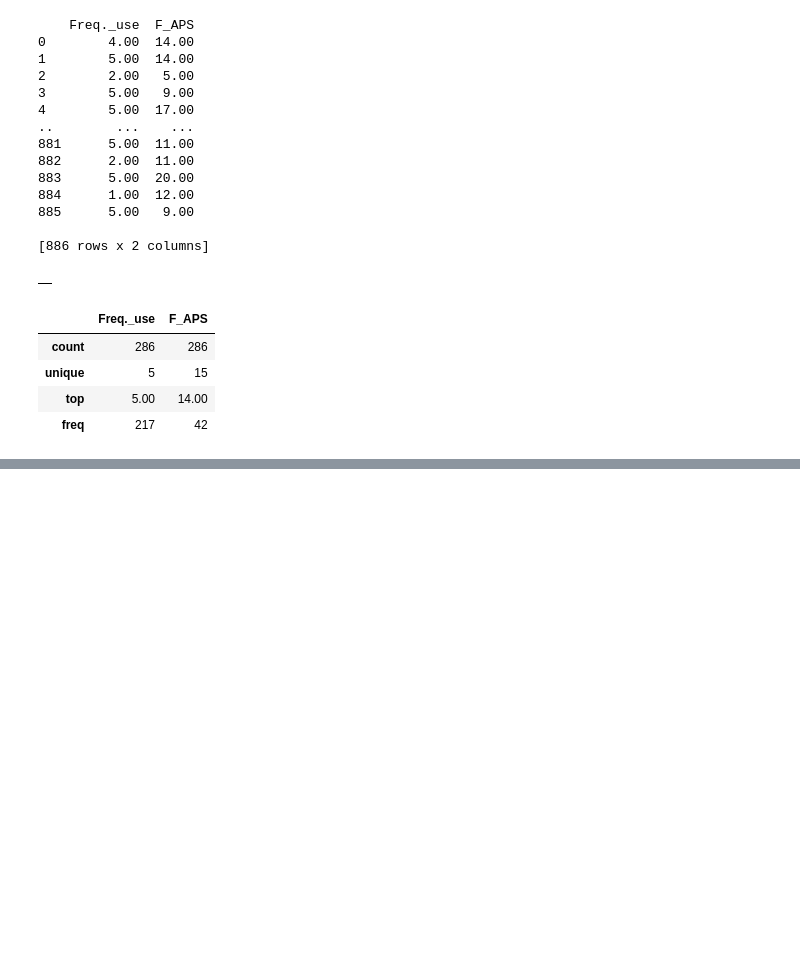
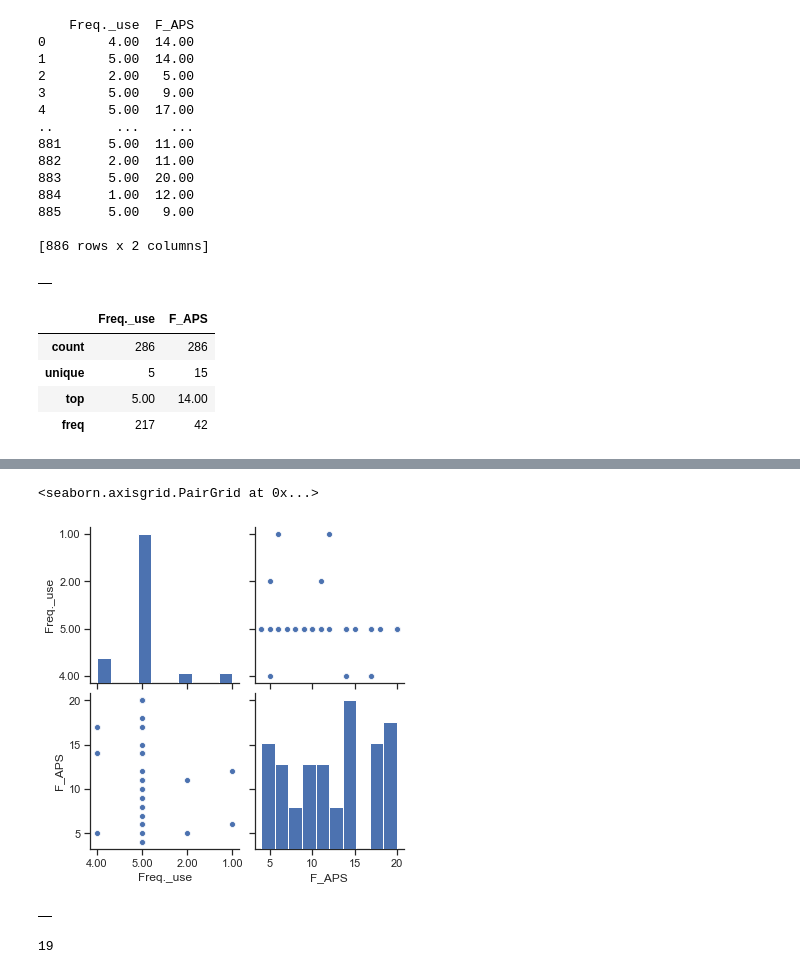
Before and after one commit to miii03/altruism, a Jupyter notebook: altruism.ipynb, the cells around one changed output, grey strips where cells are left out. Saved outputs shown, nothing was run; the diff lists cells and outputs as text; code cells hidden in the pictures; blank space fills up the shorter version.

```diff
--- a/altruism.ipynb
+++ b/altruism.ipynb
@@ -313,0 +376,36 @@ dataframe.describe()
+# %%
+
+from sklearn.datasets import load_iris
+import pandas as pd
+import numpy as np
+import seaborn as sns
+import matplotlib.pyplot as plt
+
+dataframe = pd.read_csv(r"/Users/huongnguyen/Downloads/use.csv")
+points=dataframe[:39]
+points.F_APS=pd.to_numeric
+
+sns.pairplot(points)
+# %% [output]
+<seaborn.axisgrid.PairGrid at 0x...>
+[figure, added]
+# %%
+dataframe = pd.read_csv(r"/Users/huongnguyen/Downloads/use.csv")
+points=dataframe[:39]
+points.corr()
+# %% [output]
+|  |
+# %%
+X = points.iloc[:, 0:39]
+y = points.iloc[:, 0:39]
+
+from sklearn import preprocessing
+le = preprocessing.LabelEncoder()
+y = y.apply(le.fit_transform)
+
+from sklearn.model_selection import train_test_split
+X_train, X_test, y_train, y_test = train_test_split(X, y, test_size = 0.50)
+
+print(len(X_train))
+# %% [output]
+19
```
Also changed, not shown: parts of 13 cells of this notebook.
